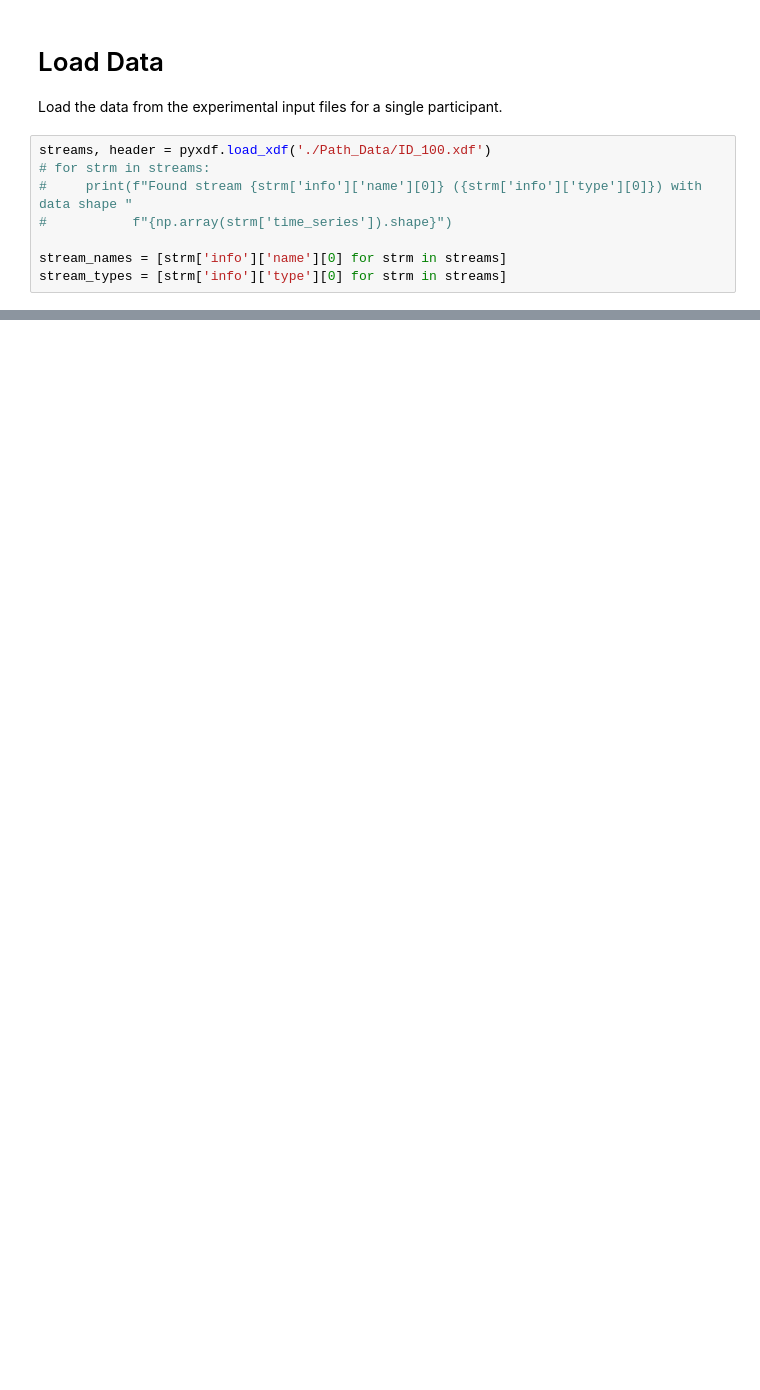
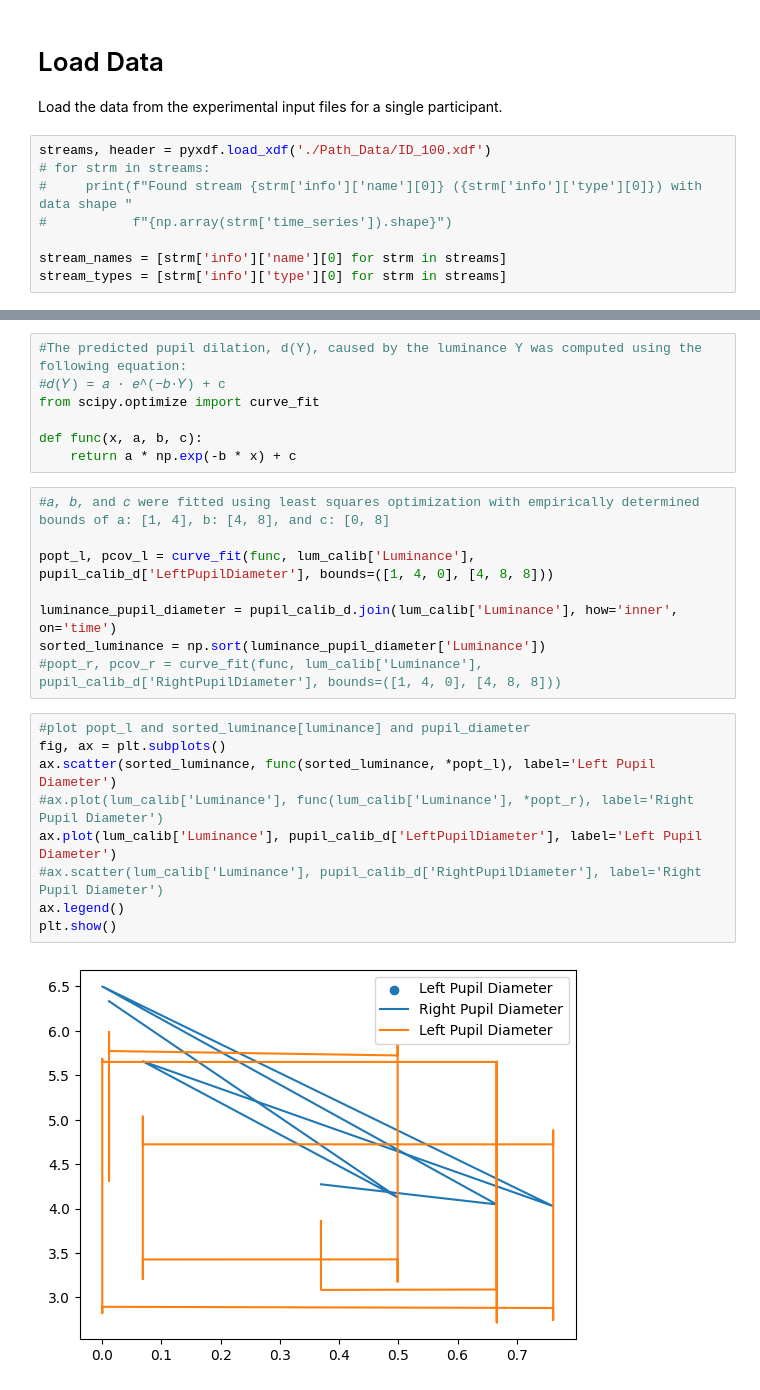
Before and after one commit to courtnicole/3d-path-cognition, a Jupyter notebook: demo.ipynb, the cells around one changed output, grey strips where cells are left out. Drawn from its saved outputs; the diff is of its cells as text; blank space fills up the shorter version.

```diff
--- a/demo.ipynb
+++ b/demo.ipynb
@@ -88,0 +99,26 @@ memory usage: 2.8 MB
+# %%
+#The predicted pupil dilation, d(Y), caused by the luminance Y was computed using the following equation:
+#𝑑(𝑌) = 𝑎 · 𝑒^(−𝑏·𝑌) + c
+from scipy.optimize import curve_fit
+
+def func(x, a, b, c):
+    return a * np.exp(-b * x) + c
+# %%
+#𝑎, 𝑏, and 𝑐 were fitted using least squares optimization with empirically determined bounds of a: [1, 4], b: [4, 8], and c: [0, 8]
+
+popt_l, pcov_l = curve_fit(func, lum_calib['Luminance'], pupil_calib_d['LeftPupilDiameter'], bounds=([1, 4, 0], [4, 8, 8]))
+
+luminance_pupil_diameter = pupil_calib_d.join(lum_calib['Luminance'], how='inner', on='time')
+sorted_luminance = np.sort(luminance_pupil_diameter['Luminance'])
+#popt_r, pcov_r = curve_fit(func, lum_calib['Luminance'], pupil_calib_d['RightPupilDiameter'], bounds=([1, 4, 0], [4, 8, 8]))
+# %%
+#plot popt_l and sorted_luminance[luminance] and pupil_diameter
+fig, ax = plt.subplots()
+ax.scatter(sorted_luminance, func(sorted_luminance, *popt_l), label='Left Pupil Diameter')
+#ax.plot(lum_calib['Luminance'], func(lum_calib['Luminance'], *popt_r), label='Right Pupil Diameter')
+ax.plot(lum_calib['Luminance'], pupil_calib_d['LeftPupilDiameter'], label='Left Pupil Diameter')
+#ax.scatter(lum_calib['Luminance'], pupil_calib_d['RightPupilDiameter'], label='Right Pupil Diameter')
+ax.legend()
+plt.show()
+# %% [output]
+[figure, added]
```
Also changed, not shown: parts of 7 cells of this notebook.
